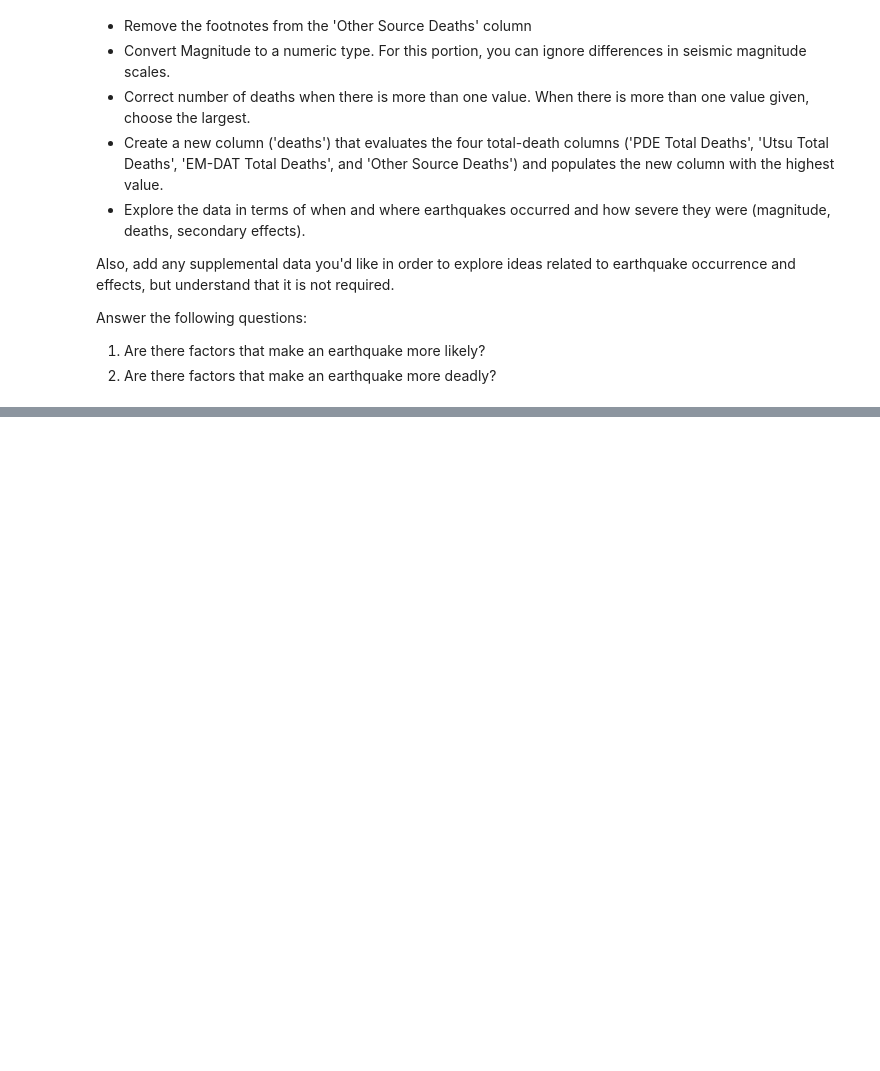
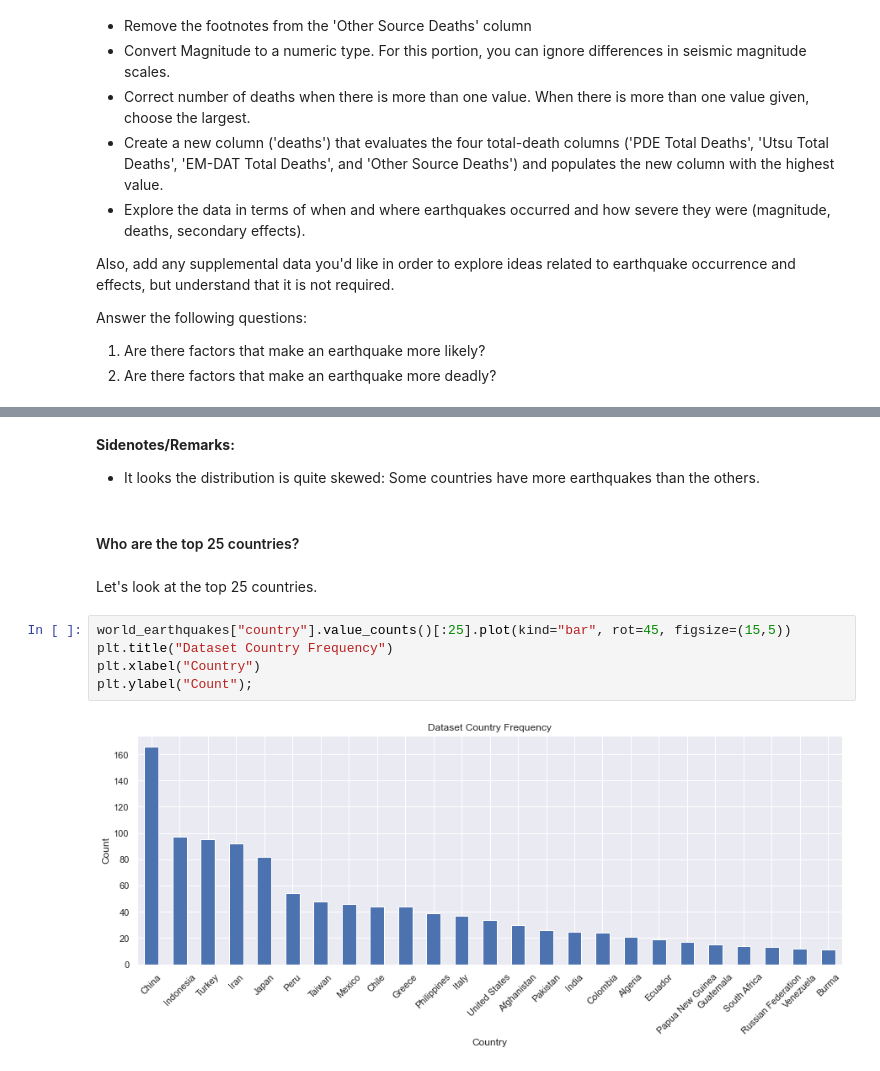
Before and after one commit to nss-data-science-cohort-4/dq3-earthquakes-amdquake, a Jupyter notebook: notebook/mr-part-1-analysis.ipynb, the cells around one changed output, grey strips where cells are left out. Saved outputs shown, nothing was run; the diff lists cells and outputs as text; blank space fills up the shorter version.

```diff
--- a/notebook/mr-part-1-analysis.ipynb
+++ b/notebook/mr-part-1-analysis.ipynb
@@ -50,0 +165,14 @@ world_earthquake.shape
+# %% [markdown]
+**Sidenotes/Remarks:**
+- It looks the distribution is quite skewed: Some countries have more earthquakes than the others.
+# %% [markdown]
+#### Who are the top 25 countries?
+# %% [markdown]
+Let's look at the top 25 countries.
+# %%
+world_earthquakes["country"].value_counts()[:25].plot(kind="bar", rot=45, figsize=(15,5))
+plt.title("Dataset Country Frequency")
+plt.xlabel("Country")
+plt.ylabel("Count");
+# %% [output]
+[figure, added]
```
Also changed, not shown: parts of 40 cells of this notebook, 2 other files.
